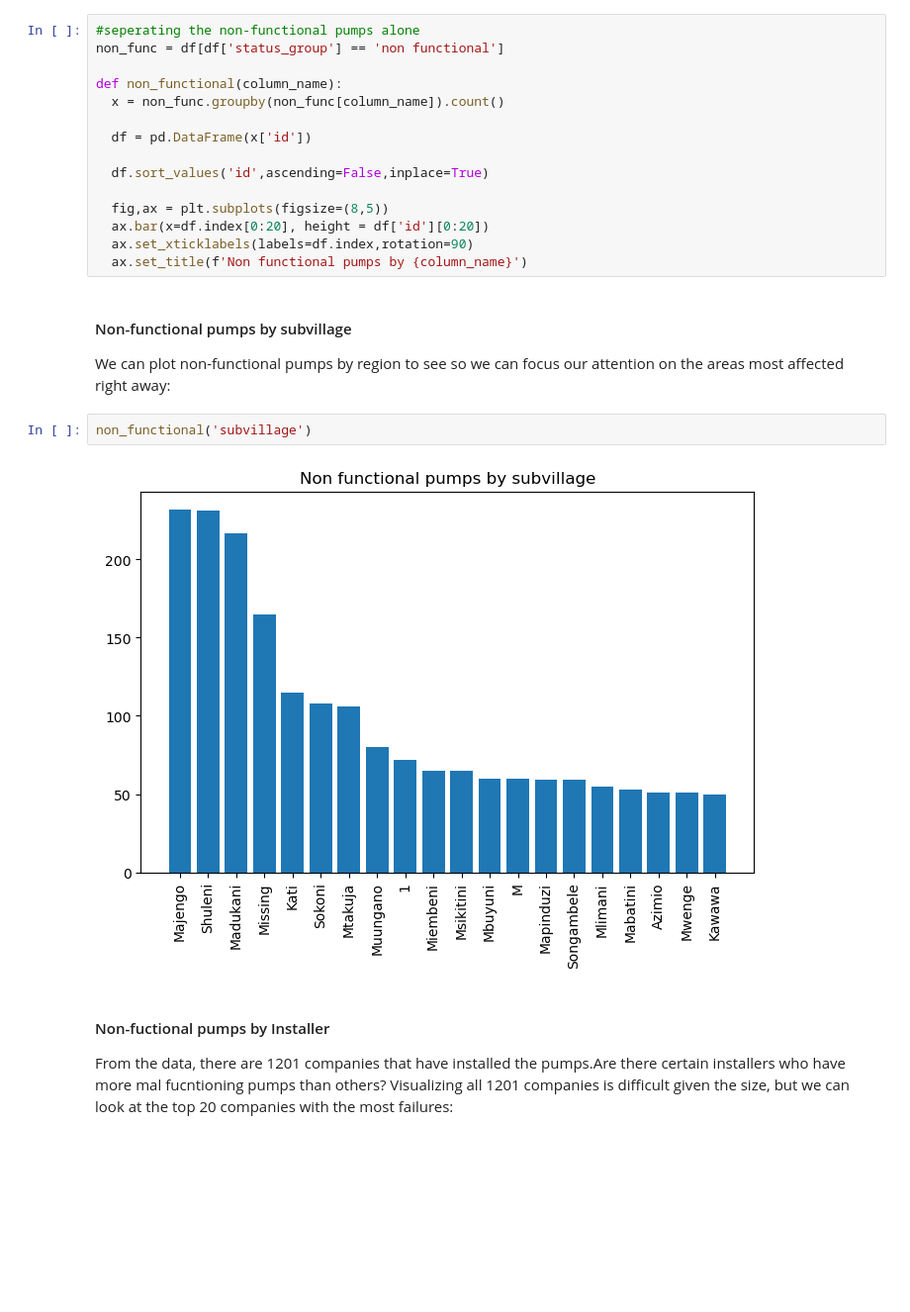
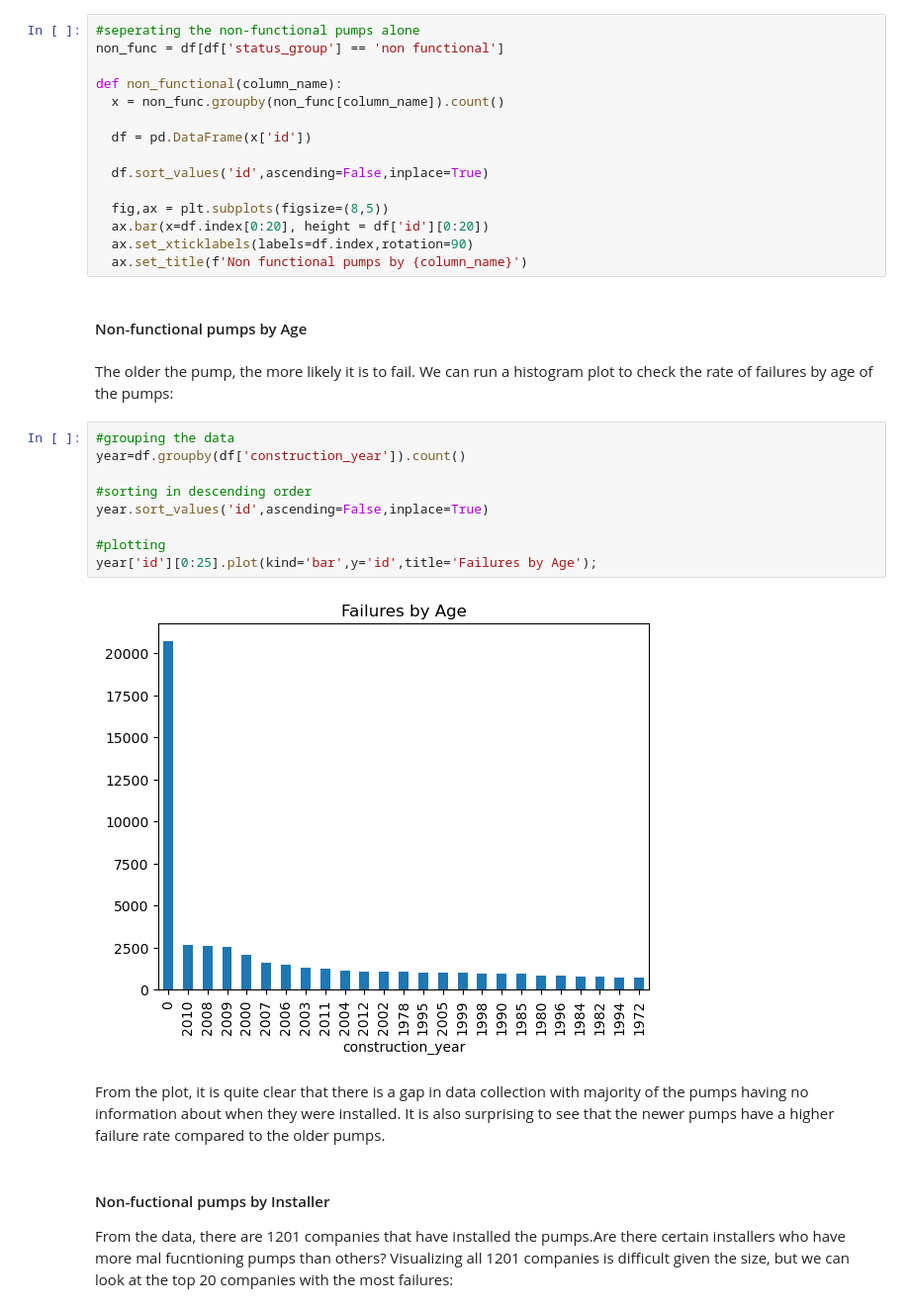
Before and after one commit to rahulakrish/water_pump_classifier, a Jupyter notebook: notebook.ipynb, the cells around one changed output. Shown at 99% size. Cells and saved outputs as stored; diff of their text form; blank space fills up the shorter version.

```diff
--- a/notebook.ipynb
+++ b/notebook.ipynb
@@ -327,13 +323,23 @@ def non_functional(column_name):
   ax.bar(x=df.index[0:20], height = df['id'][0:20])
   ax.set_xticklabels(labels=df.index,rotation=90)
   ax.set_title(f'Non functional pumps by {column_name}')
-# %% [markdown]
-#### Non-functional pumps by subvillage
-We can plot non-functional pumps by region to see so we can focus our attention on the areas most affected right away:
-# %%
-non_functional('subvillage')
-# %% [output]
-[figure, removed]
+# %% [markdown]
+#### Non-functional pumps by Age
+# %% [markdown]
+The older the pump, the more likely it is to fail. We can run a histogram plot to check the rate of failures by age of the pumps:
+# %%
+#grouping the data
+year=df.groupby(df['construction_year']).count()
+
+#sorting in descending order
+year.sort_values('id',ascending=False,inplace=True)
+
+#plotting
+year['id'][0:25].plot(kind='bar',y='id',title='Failures by Age');
+# %% [output]
+[figure, added]
+# %% [markdown]
+From the plot, it is quite clear that there is a gap in data collection with majority of the pumps having no information about when they were installed. It is also surprising to see that the newer pumps have a higher failure rate compared to the older pumps.
 # %% [markdown]
 #### Non-fuctional pumps by Installer
 From the data, there are 1201 companies that have installed the pumps.Are there certain installers who have more mal fucntioning pumps than others? Visualizing all 1201 companies is difficult given the size, but we can look at the top 20 companies with the most failures:
```
Also changed, not shown: parts of 89 cells of this notebook.
